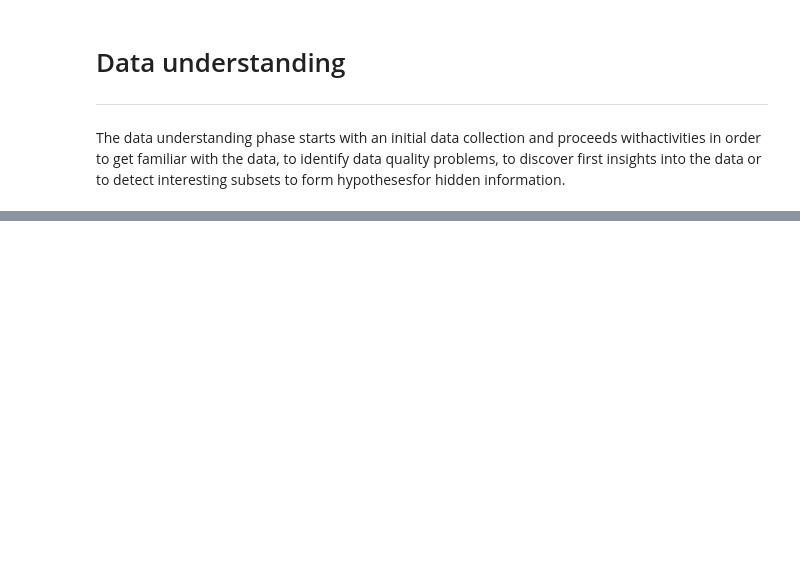
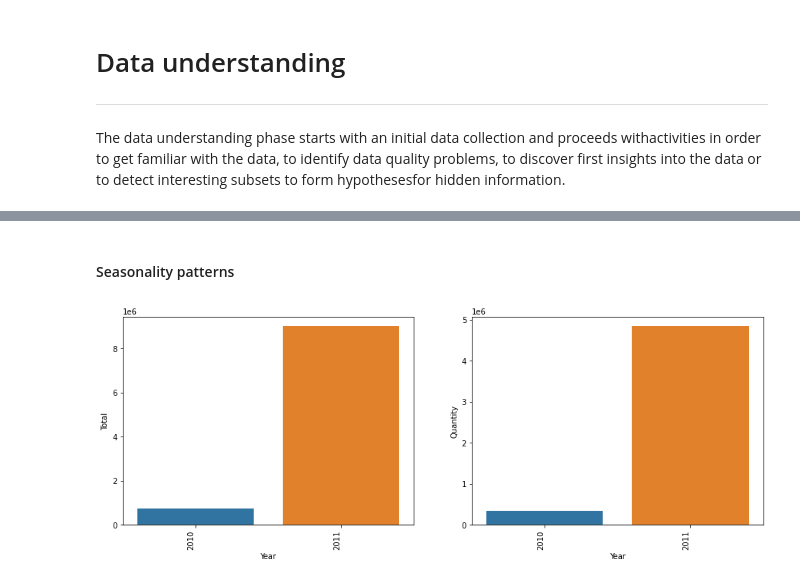
Before and after one commit to DanisAlukaev/Data-Mining, a Jupyter notebook: session01/2. Data understanding.ipynb, the cells around one changed output, grey strips where cells are left out. Cells and saved outputs as stored; diff of their text form; code cells hidden in the pictures; blank space fills up the shorter version.

```diff
--- a/session01/2. Data understanding.ipynb
+++ b/session01/2. Data understanding.ipynb
@@ -346,0 +207,15 @@ In the `InvoiceNo` there are string entries. The solution will be sort integers
+# %% [markdown]
+#### Seasonality patterns
+# %%
+revenue_years = pd.DataFrame(df.groupby('Year')['Total'].sum()).sort_values(by='Total', ascending=False).reset_index()
+quantity_years = pd.DataFrame(df.groupby('Year')['Quantity'].sum()).sort_values(by='Quantity', ascending=False).reset_index()
+
+fig, (ax1, ax2) = plt.subplots(1, 2)
+fig.set_size_inches(15, 5)
+ax1 = sns.barplot(x='Year', y='Total', data=revenue_years, estimator=max, ax=ax1)
+ax1.set_xticklabels(ax1.get_xticklabels(), rotation=90, ha="right")
+ax2 = sns.barplot(x='Year', y='Quantity', data=quantity_years, estimator=max, ax=ax2)
+ax2.set_xticklabels(ax2.get_xticklabels(), rotation=90, ha="right")
+plt.show()
+# %% [output]
+[figure, added]
```
Also changed, not shown: parts of 59 cells of this notebook, 3 other files.
